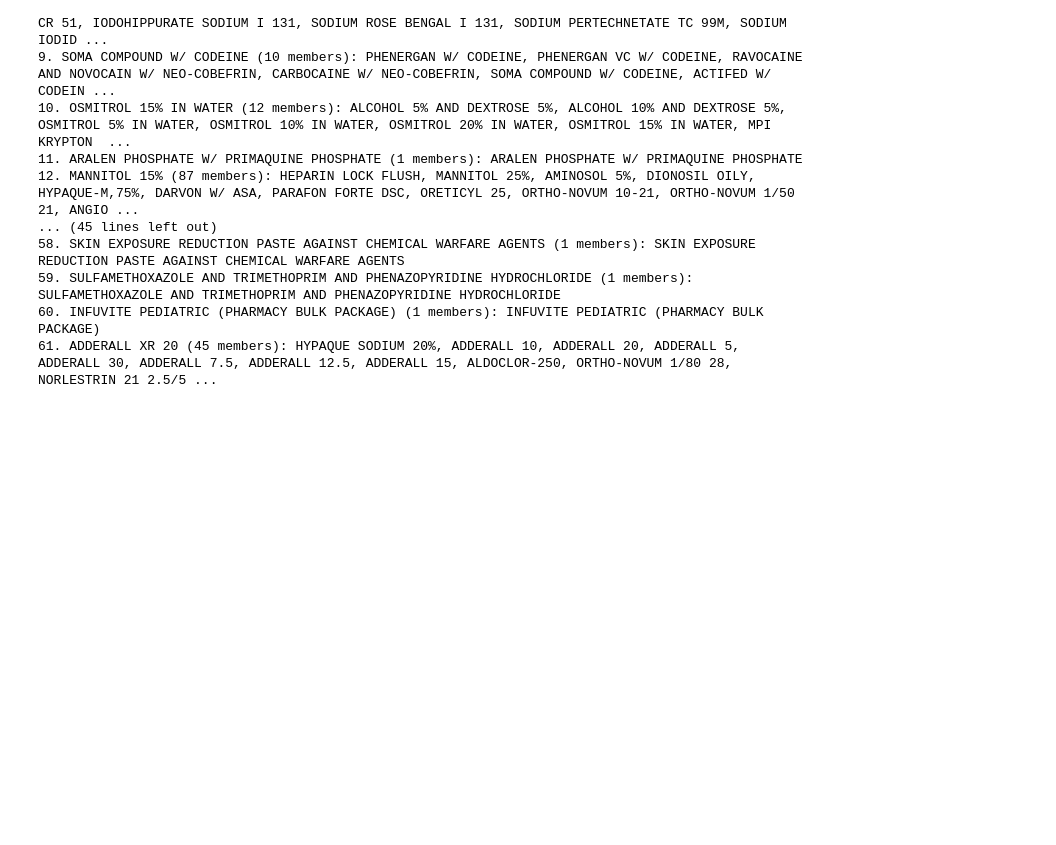
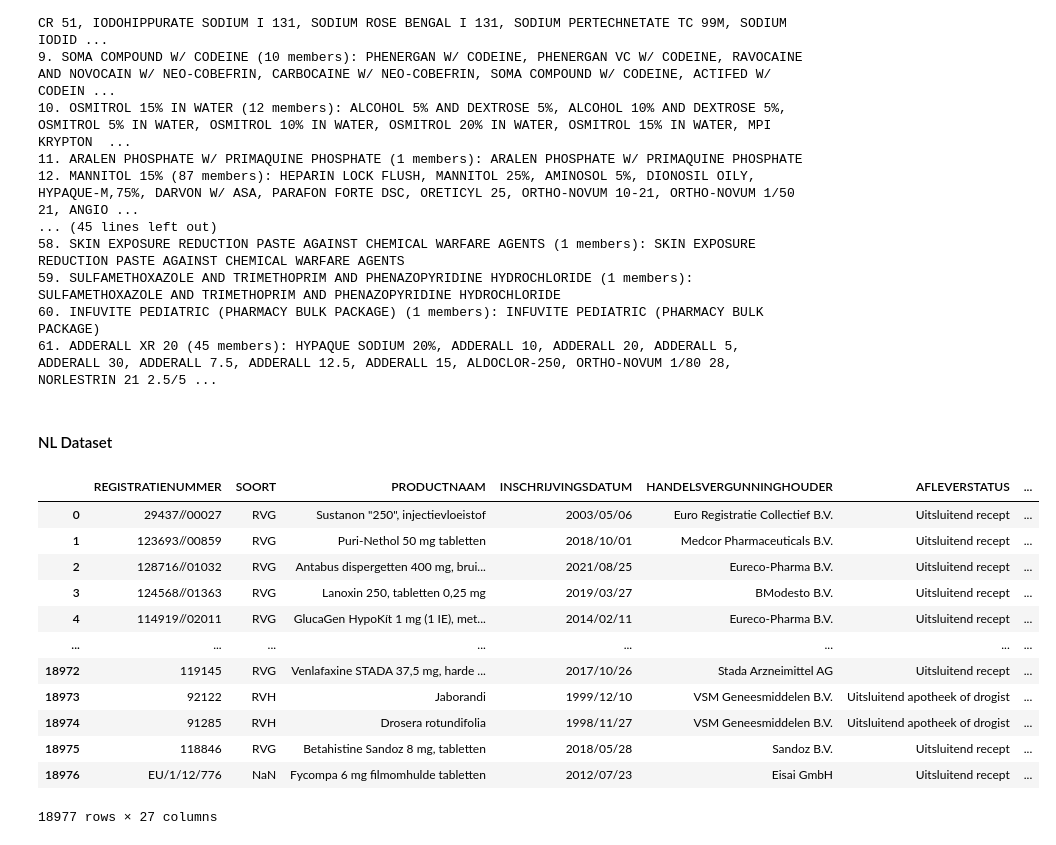
Before and after one commit to danielatoader/medscan, a Jupyter notebook: ML/LASA_recognition.ipynb, the cells around one changed output. Drawn from its saved outputs; the diff is of its cells as text; code cells hidden in the pictures; blank space fills up the shorter version.

Commit message:
Add LASA clustering on NL dataset + serialized distance matrix

```diff
--- a/ML/LASA_recognition.ipynb
+++ b/ML/LASA_recognition.ipynb
@@ -118,3 +120,22 @@ for cluster_id in range(len(aff_prop.cluster_centers_indices_)):
 59. SULFAMETHOXAZOLE AND TRIMETHOPRIM AND PHENAZOPYRIDINE HYDROCHLORIDE (1 members): SULFAMETHOXAZOLE AND TRIMETHOPRIM AND PHENAZOPYRIDINE HYDROCHLORIDE
 60. INFUVITE PEDIATRIC (PHARMACY BULK PACKAGE) (1 members): INFUVITE PEDIATRIC (PHARMACY BULK PACKAGE)
 61. ADDERALL XR 20 (45 members): HYPAQUE SODIUM 20%, ADDERALL 10, ADDERALL 20, ADDERALL 5, ADDERALL 30, ADDERALL 7.5, ADDERALL 12.5, ADDERALL 15, ALDOCLOR-250, ORTHO-NOVUM 1/80 28, NORLESTRIN 21 2.5/5 ...
+# %% [markdown]
+#### NL Dataset
+# %%
+df = pd.read_csv('./metadata.csv', sep='|', engine='python')
+df
+# %% [output]
+|  | REGISTRATIENUMMER | SOORT | PRODUCTNAAM | INSCHRIJVINGSDATUM | HANDELSVERGUNNINGHOUDER | AFLEVERSTATUS | ... |
+| 0 | 29437//00027 | RVG | Sustanon "250", injectievloeistof | 2003/05/06 | Euro Registratie Collectief B.V. | Uitsluitend recept | ... |
+| 1 | 123693//00859 | RVG | Puri-Nethol 50 mg tabletten | 2018/10/01 | Medcor Pharmaceuticals B.V. | Uitsluitend recept | ... |
+| 2 | 128716//01032 | RVG | Antabus dispergetten 400 mg, brui... | 2021/08/25 | Eureco-Pharma B.V. | Uitsluitend recept | ... |
+| 3 | 124568//01363 | RVG | Lanoxin 250, tabletten 0,25 mg | 2019/03/27 | BModesto B.V. | Uitsluitend recept | ... |
+| 4 | 114919//02011 | RVG | GlucaGen HypoKít 1 mg (1 IE), met... | 2014/02/11 | Eureco-Pharma B.V. | Uitsluitend recept | ... |
+| ... | ... | ... | ... | ... | ... | ... | ... |
+| 18972 | 119145 | RVG | Venlafaxine STADA 37,5 mg, harde ... | 2017/10/26 | Stada Arzneimittel AG | Uitsluitend recept | ... |
+| 18973 | 92122 | RVH | Jaborandi | 1999/12/10 | VSM Geneesmiddelen B.V. | Uitsluitend apotheek of drogist | ... |
+| 18974 | 91285 | RVH | Drosera rotundifolia | 1998/11/27 | VSM Geneesmiddelen B.V. | Uitsluitend apotheek of drogist | ... |
+| 18975 | 118846 | RVG | Betahistine Sandoz 8 mg, tabletten | 2018/05/28 | Sandoz B.V. | Uitsluitend recept | ... |
+| 18976 | EU/1/12/776 | NaN | Fycompa 6 mg filmomhulde tabletten | 2012/07/23 | Eisai GmbH | Uitsluitend recept | ... |
+18977 rows × 27 columns
```
Also changed, not shown: parts of 10 cells of this notebook, 2 other files.
